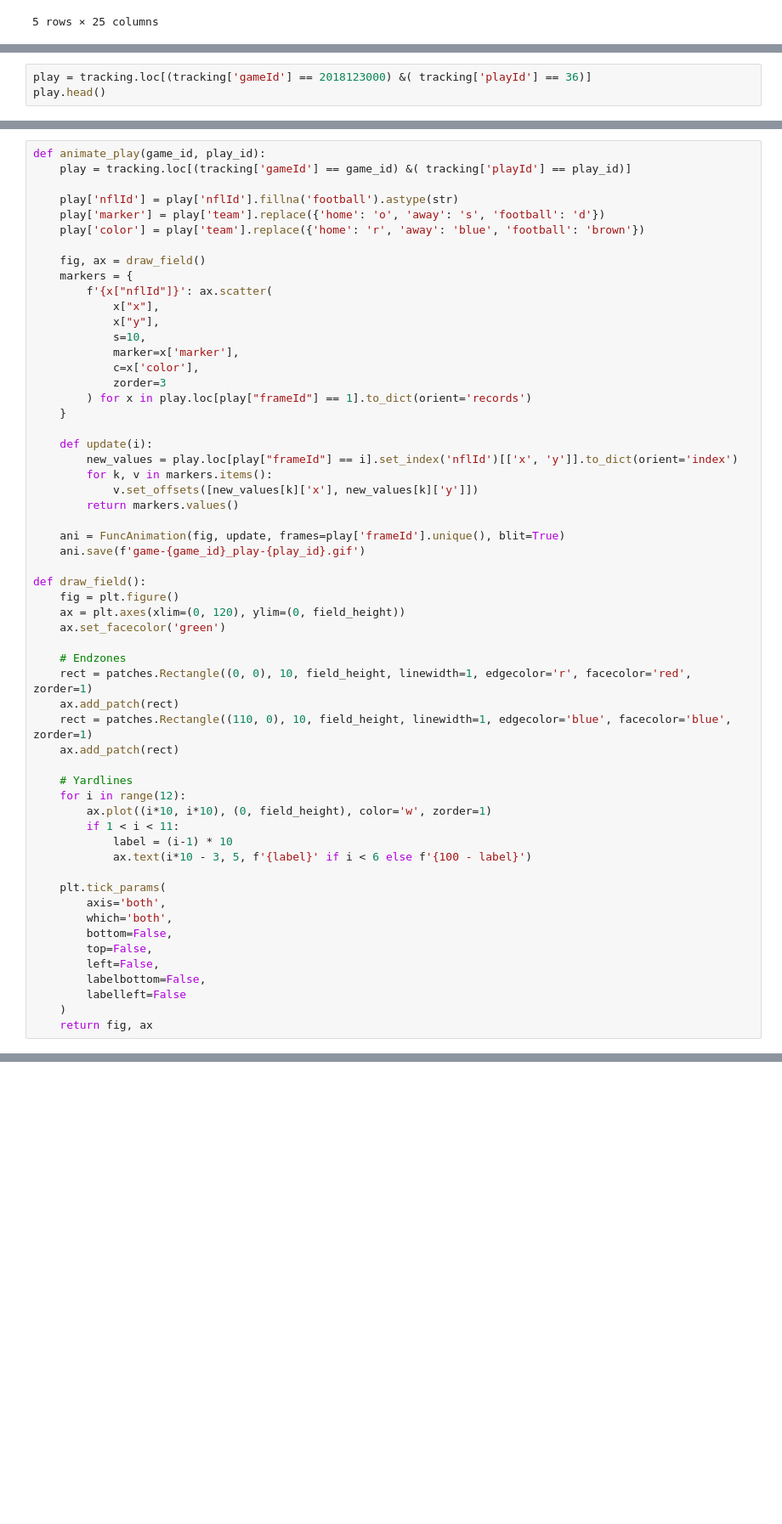
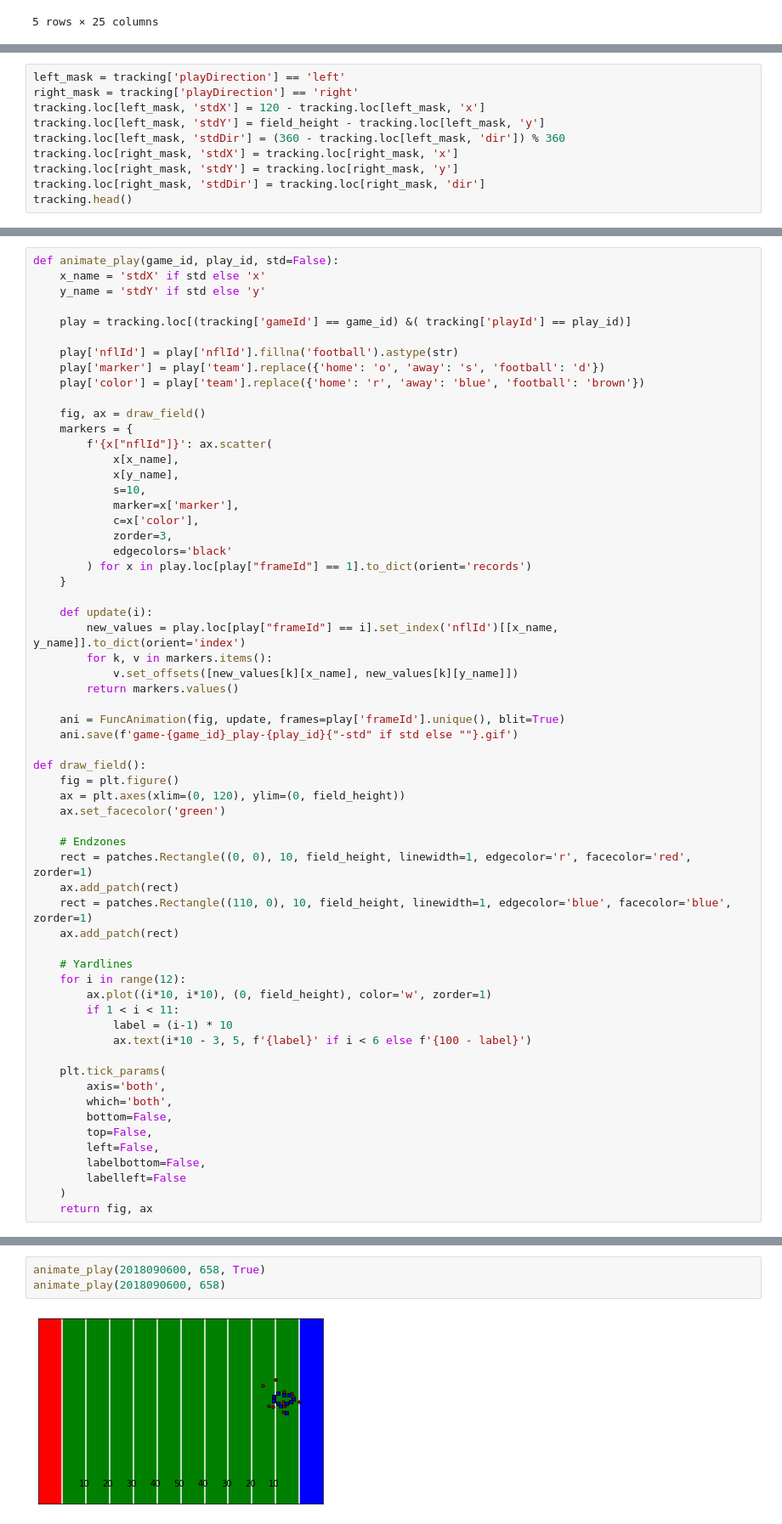
Before and after one commit to icowen/big-data-bowl-2022, a Jupyter notebook: eda.ipynb, the cells around one changed output, grey strips where cells are left out. Shown: that part at 85% size. Drawn from its saved outputs; the diff is of its cells as text; blank space fills up the shorter version.

```diff
--- a/eda.ipynb
+++ b/eda.ipynb
@@ -80,3 +110,0 @@ tracking.head()
-# %%
-play = tracking.loc[(tracking['gameId'] == 2018123000) &( tracking['playId'] == 36)]
-play.head()
@@ -112,0 +120,10 @@ animate_play(2018090600, 366)
+# %%
+left_mask = tracking['playDirection'] == 'left'
+right_mask = tracking['playDirection'] == 'right'
+tracking.loc[left_mask, 'stdX'] = 120 - tracking.loc[left_mask, 'x']
+tracking.loc[left_mask, 'stdY'] = field_height - tracking.loc[left_mask, 'y']
+tracking.loc[left_mask, 'stdDir'] = (360 - tracking.loc[left_mask, 'dir']) % 360
+tracking.loc[right_mask, 'stdX'] = tracking.loc[right_mask, 'x']
+tracking.loc[right_mask, 'stdY'] = tracking.loc[right_mask, 'y']
+tracking.loc[right_mask, 'stdDir'] = tracking.loc[right_mask, 'dir']
+tracking.head()
@@ -113,5 +144,8 @@ animate_play(2018090600, 366)
 # %%
-def animate_play(game_id, play_id):
+def animate_play(game_id, play_id, std=False):
+    x_name = 'stdX' if std else 'x'
+    y_name = 'stdY' if std else 'y'
+
     play = tracking.loc[(tracking['gameId'] == game_id) &( tracking['playId'] == play_id)]
 
     play['nflId'] = play['nflId'].fillna('football').astype(str)
@@ -121,23 +155,24 @@ def animate_play(game_id, play_id):
     fig, ax = draw_field()
     markers = {
         f'{x["nflId"]}': ax.scatter(
-            x["x"],
-            x["y"],
+            x[x_name],
+            x[y_name],
             s=10,
             marker=x['marker'],
             c=x['color'],
-            zorder=3
+            zorder=3,
+            edgecolors='black'
         ) for x in play.loc[play["frameId"] == 1].to_dict(orient='records')
     }
 
     def update(i):
-        new_values = play.loc[play["frameId"] == i].set_index('nflId')[['x', 'y']].to_dict(orient='index')
+        new_values = play.loc[play["frameId"] == i].set_index('nflId')[[x_name, y_name]].to_dict(orient='index')
         for k, v in markers.items():
-            v.set_offsets([new_values[k]['x'], new_values[k]['y']])
+            v.set_offsets([new_values[k][x_name], new_values[k][y_name]])
         return markers.values()
 
     ani = FuncAnimation(fig, update, frames=play['frameId'].unique(), blit=True)
-    ani.save(f'game-{game_id}_play-{play_id}.gif')
+    ani.save(f'game-{game_id}_play-{play_id}{"-std" if std else ""}.gif')
 
 def draw_field():
     fig = plt.figure()
@@ -169,0 +207,5 @@ def draw_field():
+# %%
+animate_play(2018090600, 658, True)
+animate_play(2018090600, 658)
+# %% [output]
+[figure, added]
```
Also changed, not shown: parts of 18 cells of this notebook, 3 other files.
